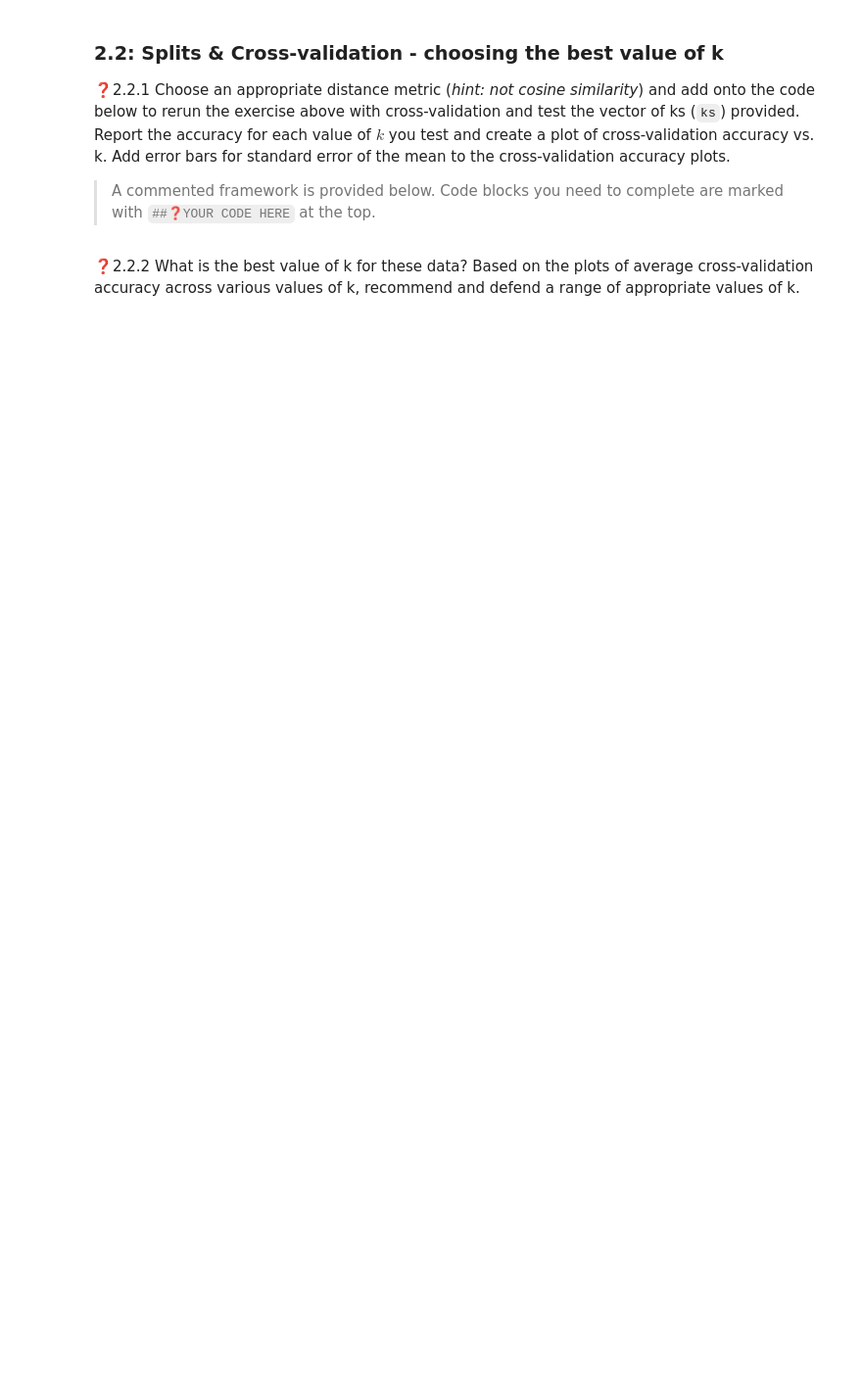
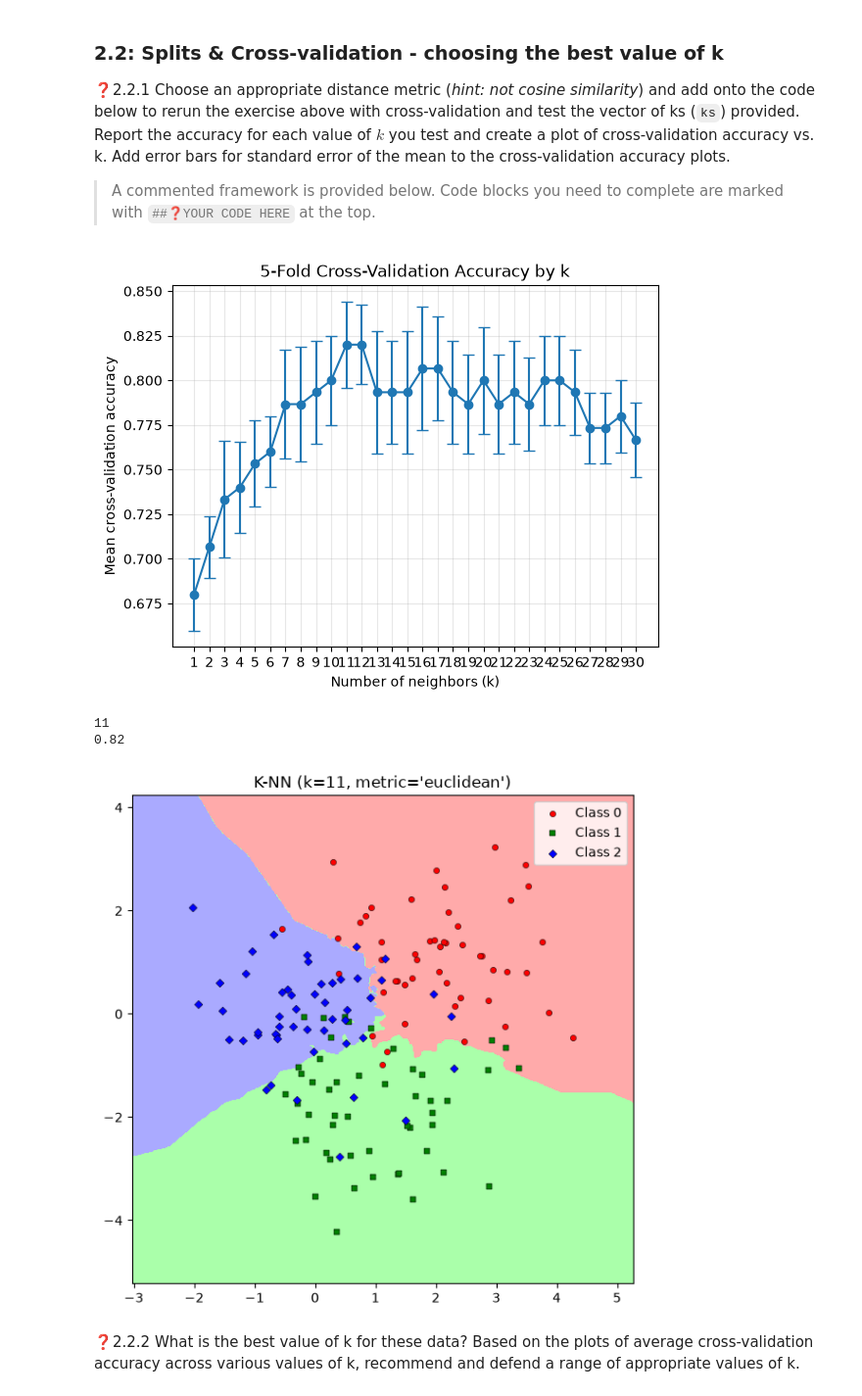
Before and after one commit to saanvees/BME-304, a Jupyter notebook: Lab_3/Week3_Assignment.ipynb, the cells around one changed output. Shown at 98% size. Drawn from its saved outputs; the diff is of its cells as text; code cells hidden in the pictures; blank space fills up the shorter version.

```diff
--- a/Lab_3/Week3_Assignment.ipynb
+++ b/Lab_3/Week3_Assignment.ipynb
@@ -130,7 +145,9 @@ class3 = np.random.randn(n_points_per_class, 2) + [0, 0]
 
 # combine these 3 classes of data together into one dataset and one set of class labels
 X = np.vstack((class1, class2, class3))
-y = np.array([0] * n_points_per_class + [1] * n_points_per_class + [2] * n_points_per_class)
+y = np.array([0] * n_points_per_class
+             + [1] * n_points_per_class
+             + [2] * n_points_per_class)
 
 # vector of k values to test with cross-validation
 ks = range(1,31)
@@ -139,7 +156,9 @@ ks = range(1,31)
 def plot_decision_boundaries_2(X, y, metric, k):
     fig, ax = plt.subplots(figsize=(6, 6))
 
-    cmap_light = ListedColormap(['#FFAAAA', '#AAFFAA', '#AAAAFF'])
+    cmap_light = ListedColormap(['#FFAAAA',
+                                 '#AAFFAA',
+                                 '#AAAAFF'])
     cmap_bold = ['red', 'green', 'blue']
     markers = ['o', 's', 'D']
 
@@ -158,8 +177,13 @@ def plot_decision_boundaries_2(X, y, metric, k):
     ## plotting the outputs
     ax.contourf(xx, yy, Z, cmap=cmap_light)
     for i, color, marker in zip(range(3), cmap_bold, markers):
-        sns.scatterplot(ax=ax, x=X[y == i, 0], y=X[y == i, 1], marker=marker, color=color,
-                        edgecolor='k', s=20, label=f'Class {i}')
+        sns.scatterplot(ax=ax,
+                        x=X[y == i, 0],
+                        y=X[y == i, 1],
+                        marker=marker,
+                        color=color,
+                        edgecolor='k', s=20,
+                        label=f'Class {i}')
 
     ax.set_xlim(xx.min(), xx.max())
     ax.set_ylim(yy.min(), yy.max())
@@ -175,38 +199,57 @@ def evaluate_knn(X, y, ks, metric):
   # Write a function to fit the K-NN classifier and evaluate accuracy using 5-fold cross-validation
   # use random_state = 12 for the cross-validation
   ##❓YOUR CODE HERE
+  crossVal = KFold(n_splits=5, shuffle=True, random_state=12)
+  accuracy_scores = {}
 
   # loop through different values of k to run cross-validation on each
-
-
+  for k in ks:
+    model = KNeighborsClassifier(n_neighbors=k, metric=metric)
+    scores = cross_val_score(model, X, y, cv=crossVal, scoring="accuracy")
+    accuracy_scores[k] = scores
 
   # return classification accuracy scores from the cross-validation
   return accuracy_scores
 
 # choose a distance metric
-metric =
+metric = "euclidean"
 # apply the above function for your chosen distance metric
 accuracy_scores = evaluate_knn(X, y, ks, metric)
 
 # calculate mean and std error of accuracy across the 5 folds of cross-validation
 mean_accuracies = [np.mean(accuracy_scores[k]) for k in ks]
 sem_accuracies = [np.std(accuracy_scores[k]) for k in ks]/np.sqrt(5)
 
 # Plot accuracy with error bars for each value of k
 ##❓YOUR CODE HERE
-
+plt.errorbar(ks,
+             mean_accuracies,
+             yerr=sem_accuracies,
+             marker="o",
+             capsize=4)
+plt.xlabel("Number of neighbors (k)")
+plt.ylabel("Mean cross-validation accuracy")
+plt.title("5-Fold Cross-Validation Accuracy by k")
+plt.xticks(list(ks))
+plt.grid(True, alpha=0.3)
+plt.show()
 
 
 
 # find the best value of k and the corresponding accuracy
-best_k =
+best_k = list(ks)[np.argmax(mean_accuracies)]
 best_accuracy = np.max(mean_accuracies)
 # make sure to print out the best value of k and corresponding accuracy
 print(best_k)
 print(best_accuracy)
 
 # Plot decision boundaries for the best value of k (not all values of k!)
 # the function from above is sufficient for this
 plot_decision_boundaries_2(X, y, metric, best_k)
+# %% [output]
+[figure, added]
+11
+0.82
+[figure, added]
 # %% [markdown]
 ❓2.2.2 What is the best value of k for these data? Based on the plots of average cross-validation accuracy across various values of k, recommend and defend a range of appropriate values of k.
```
Also changed, not shown: parts of 27 cells of this notebook, 2 other files.
